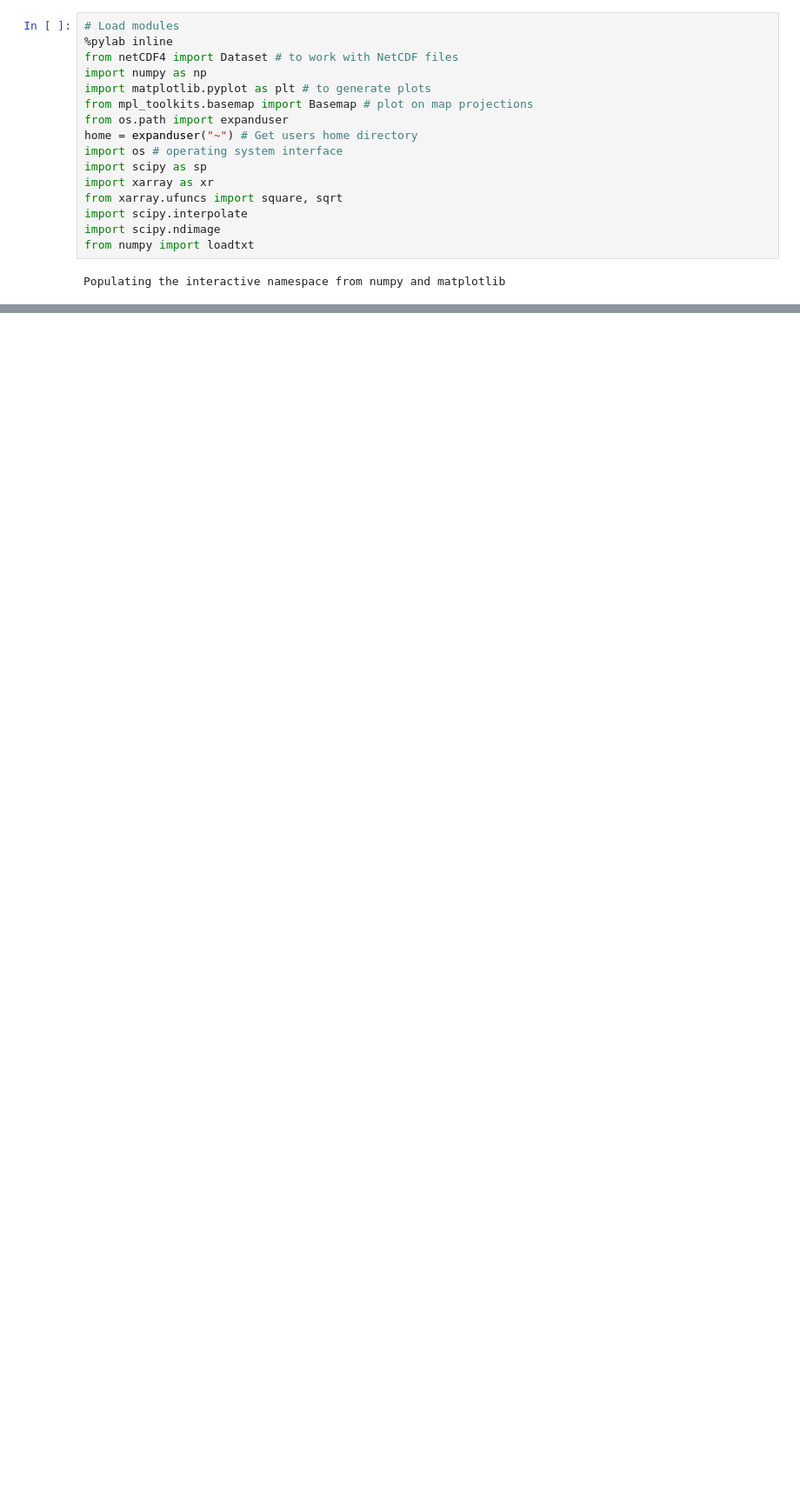
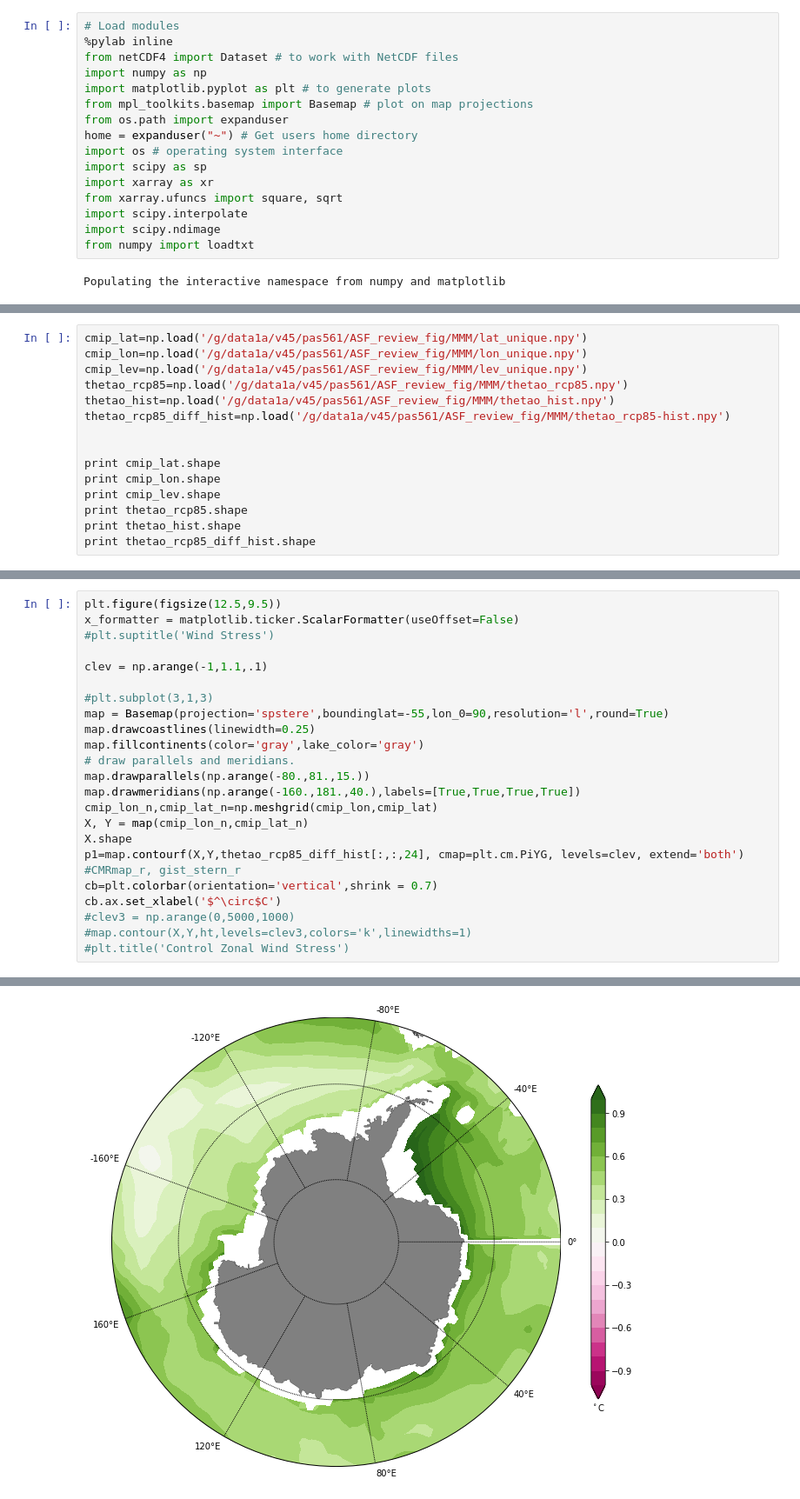
Before and after one commit to PaulSpence/pre21_notebooks, a Jupyter notebook: ASF_Review_Fig.ipynb, the cells around one changed output, grey strips where cells are left out. Shown at 87% size. Saved outputs shown, nothing was run; the diff lists cells and outputs as text; blank space fills up the shorter version.

```diff
--- a/ASF_Review_Fig.ipynb
+++ b/ASF_Review_Fig.ipynb
@@ -167,0 +293,15 @@ IndexError: too many indices for array
+# %%
+cmip_lat=np.load('/g/data1a/v45/pas561/ASF_review_fig/MMM/lat_unique.npy')
+cmip_lon=np.load('/g/data1a/v45/pas561/ASF_review_fig/MMM/lon_unique.npy')
+cmip_lev=np.load('/g/data1a/v45/pas561/ASF_review_fig/MMM/lev_unique.npy')
+thetao_rcp85=np.load('/g/data1a/v45/pas561/ASF_review_fig/MMM/thetao_rcp85.npy')
+thetao_hist=np.load('/g/data1a/v45/pas561/ASF_review_fig/MMM/thetao_hist.npy')
+thetao_rcp85_diff_hist=np.load('/g/data1a/v45/pas561/ASF_review_fig/MMM/thetao_rcp85-hist.npy')
+
+
+print cmip_lat.shape
+print cmip_lon.shape
+print cmip_lev.shape
+print thetao_rcp85.shape
+print thetao_hist.shape
+print thetao_rcp85_diff_hist.shape
@@ -167,0 +417,24 @@ IndexError: too many indices for array
+# %%
+plt.figure(figsize(12.5,9.5))
+x_formatter = matplotlib.ticker.ScalarFormatter(useOffset=False)
+#plt.suptitle('Wind Stress')
+
+clev = np.arange(-1,1.1,.1)
+
+#plt.subplot(3,1,3)
+map = Basemap(projection='spstere',boundinglat=-55,lon_0=90,resolution='l',round=True)
+map.drawcoastlines(linewidth=0.25)
+map.fillcontinents(color='gray',lake_color='gray')
+# draw parallels and meridians.
+map.drawparallels(np.arange(-80.,81.,15.))
+map.drawmeridians(np.arange(-160.,181.,40.),labels=[True,True,True,True])
+cmip_lon_n,cmip_lat_n=np.meshgrid(cmip_lon,cmip_lat)
+X, Y = map(cmip_lon_n,cmip_lat_n)
+X.shape
+p1=map.contourf(X,Y,thetao_rcp85_diff_hist[:,:,24], cmap=plt.cm.PiYG, levels=clev, extend='both') #CMRmap_r, gist_stern_r
+cb=plt.colorbar(orientation='vertical',shrink = 0.7)
+cb.ax.set_xlabel('$^\circ$C')
+#clev3 = np.arange(0,5000,1000)
+#map.contour(X,Y,ht,levels=clev3,colors='k',linewidths=1)
+#plt.title('Control Zonal Wind Stress')
+# %% [output]
@@ -167,0 +442 @@ IndexError: too many indices for array
+[figure, added]
```
Also changed, not shown: parts of 49 cells of this notebook.
